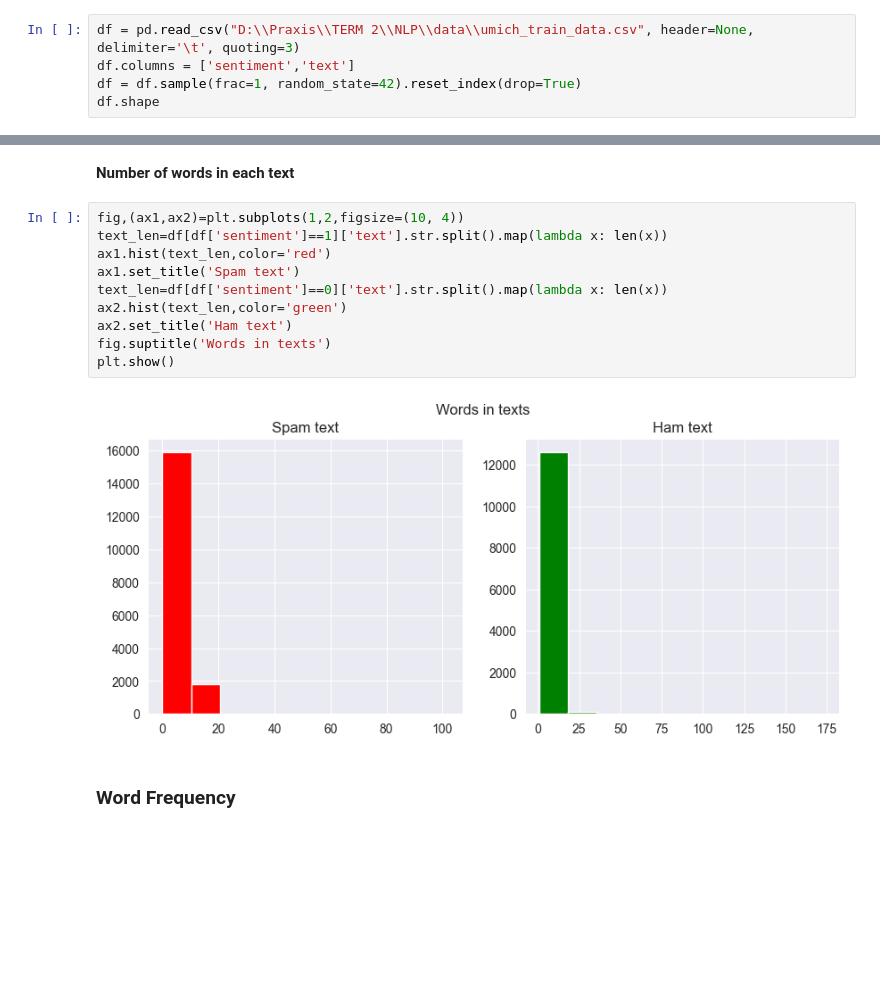
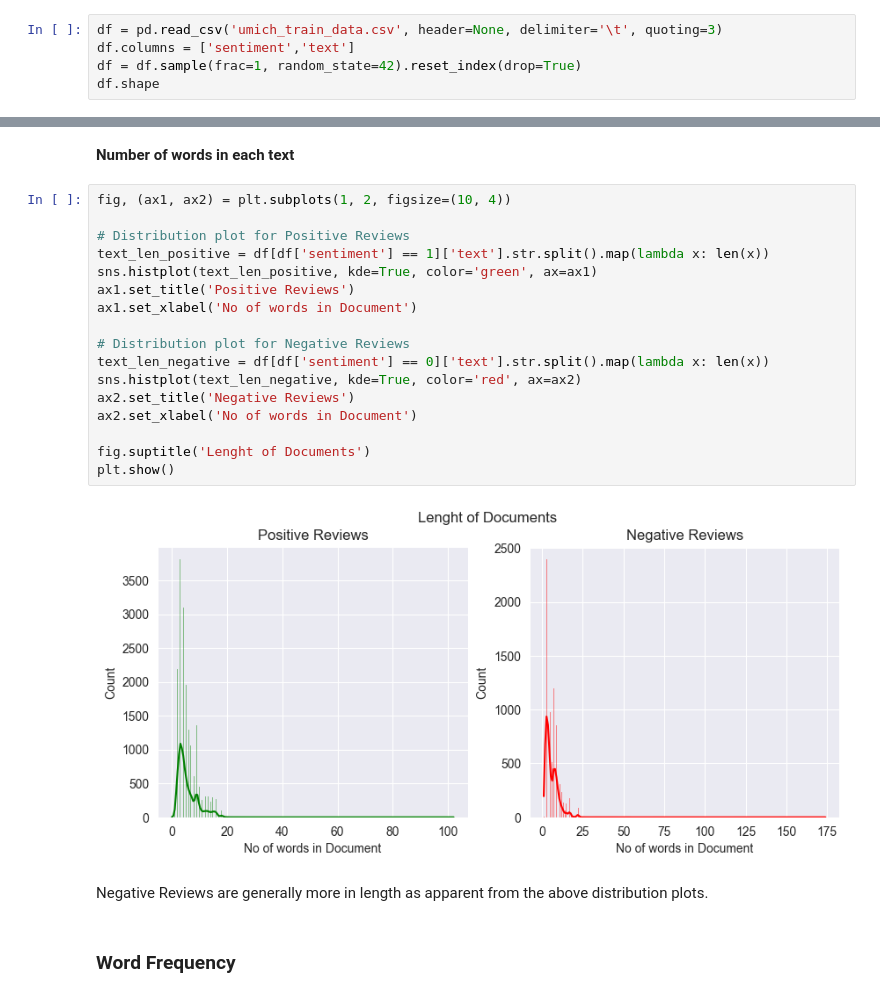
Before and after one commit to panubhav2001/Sentiment-analysis, a Jupyter notebook: Sentiment_analysis.ipynb, the cells around one changed output, grey strips where cells are left out. Saved outputs shown, nothing was run; the diff lists cells and outputs as text; blank space fills up the shorter version.

```diff
--- a/Sentiment_analysis.ipynb
+++ b/Sentiment_analysis.ipynb
@@ -20,7 +20,7 @@ from string import punctuation
 from nltk import pos_tag
 from nltk.corpus import wordnet
 # %%
-df = pd.read_csv("D:\\Praxis\\TERM 2\\NLP\\data\\umich_train_data.csv", header=None, delimiter='\t', quoting=3)
+df = pd.read_csv('umich_train_data.csv', header=None, delimiter='\t', quoting=3)
 df.columns = ['sentiment','text']
 df = df.sample(frac=1, random_state=42).reset_index(drop=True)
 df.shape
@@ -160,17 +166,26 @@ plt.show()
 # %% [markdown]
 **Number of words in each text**
 # %%
-fig,(ax1,ax2)=plt.subplots(1,2,figsize=(10, 4))
-text_len=df[df['sentiment']==1]['text'].str.split().map(lambda x: len(x))
-ax1.hist(text_len,color='red')
-ax1.set_title('Spam text')
-text_len=df[df['sentiment']==0]['text'].str.split().map(lambda x: len(x))
-ax2.hist(text_len,color='green')
-ax2.set_title('Ham text')
-fig.suptitle('Words in texts')
+fig, (ax1, ax2) = plt.subplots(1, 2, figsize=(10, 4))
+
+# Distribution plot for Positive Reviews
+text_len_positive = df[df['sentiment'] == 1]['text'].str.split().map(lambda x: len(x))
+sns.histplot(text_len_positive, kde=True, color='green', ax=ax1)
+ax1.set_title('Positive Reviews')
+ax1.set_xlabel('No of words in Document')
+
+# Distribution plot for Negative Reviews
+text_len_negative = df[df['sentiment'] == 0]['text'].str.split().map(lambda x: len(x))
+sns.histplot(text_len_negative, kde=True, color='red', ax=ax2)
+ax2.set_title('Negative Reviews')
+ax2.set_xlabel('No of words in Document')
+
+fig.suptitle('Lenght of Documents')
 plt.show()
 # %% [output]
-[figure, old version]
+[figure, new version]
+# %% [markdown]
+Negative Reviews are generally more in length as apparent from the above distribution plots.
 # %% [markdown]
 ### Word Frequency
 # %%
```
Also changed, not shown: parts of 49 cells of this notebook, 2 other files.
